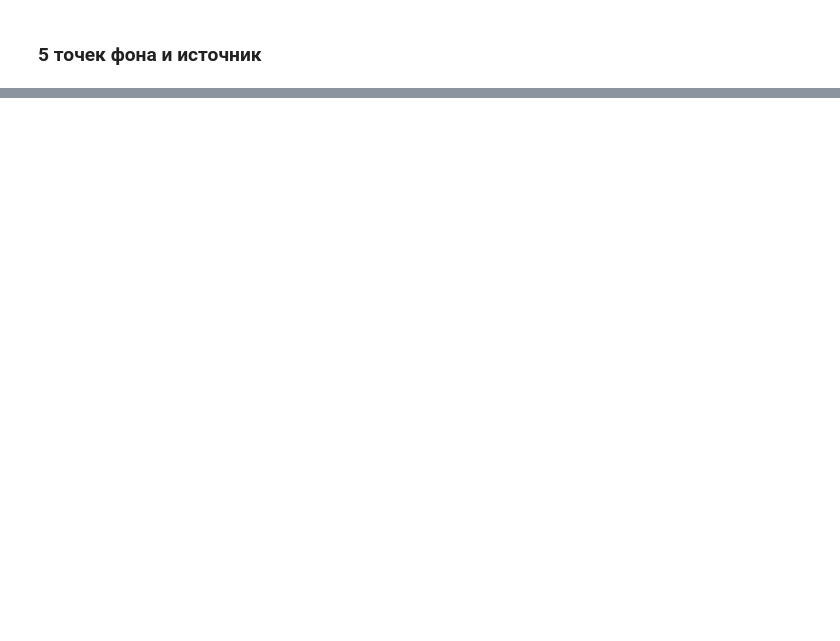
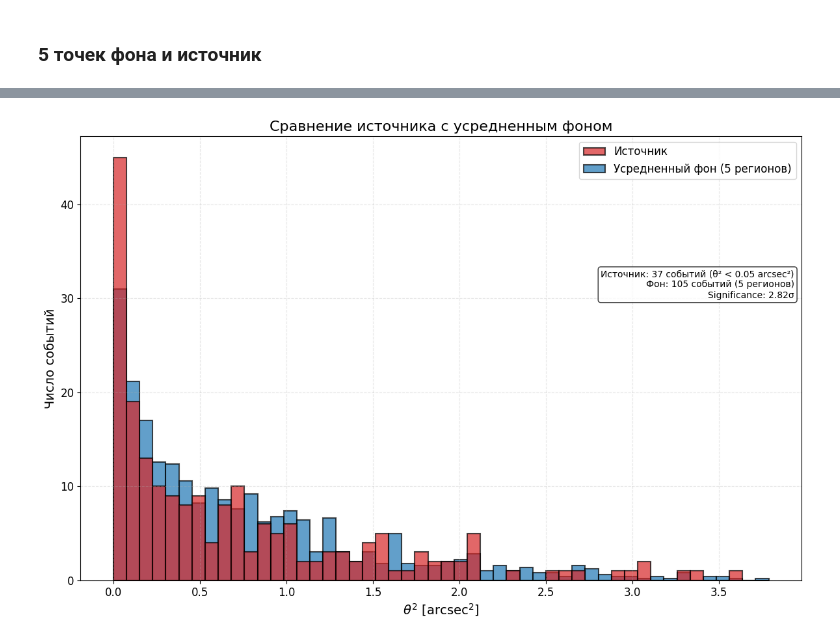
Before and after one commit to Alexandra-mipt/TAIGA, a Jupyter notebook: Гамма-адронное разделение-Copy1.ipynb, the cells around one changed output, grey strips where cells are left out. Saved outputs shown, nothing was run; the diff lists cells and outputs as text; code cells hidden in the pictures; blank space fills up the shorter version.

```diff
--- a/Гамма-адронное разделение-Copy1.ipynb
+++ b/Гамма-адронное разделение-Copy1.ipynb
@@ -930,0 +638,87 @@ plot_combined_with_averaged_background(
+# %%
+def plot_combined_with_averaged_background(source_df, anti_source_df, bg2_df, bg3_df, bg4_df, bg5_df, bins=40, theta_cut=None):
+    plt.figure(figsize=(12, 8))
+    plt.style.use('default')
+    plt.rcParams['font.size'] = 12
+
+    # Собираем все фоновые данные
+    background_dfs = [
+        anti_source_df['dist2_theta2'].dropna(),
+        bg2_df['bg2_theta2'].dropna(),
+        bg3_df['bg3_theta2'].dropna(),
+        bg4_df['bg4_theta2'].dropna(),
+        bg5_df['bg5_theta2'].dropna()
+    ]
+
+    # Данные источника
+    source_data = source_df['source_theta2'].dropna()
+
+    # Параметры гистограмм
+    hist_kwargs = {
+        'alpha': 0.7,
+        'linewidth': 1.5,
+        'edgecolor': 'k'
+    }
+
+    # Общие бины для всех гистограмм
+    bin_edges = np.linspace(0, max(source_data.max(), max(bg.max() for bg in background_dfs)), bins+1)
+
+    # Гистограмма источника (для визуализации)
+    source_hist, _ = np.histogram(source_data, bins=bin_edges)
+
+    # Усредненная гистограмма фона (только для визуализации)
+    background_hists = [np.histogram(bg, bins=bin_edges)[0] for bg in background_dfs]
+    background_hist_avg = np.mean(background_hists, axis=0)
+    print(background_hist_avg)
+
+    # Визуализация
+    bin_centers = 0.5 * (bin_edges[1:] + bin_edges[:-1])
+    plt.bar(bin_centers, background_hist_avg, width=np.diff(bin_edges),
+            color='#1f77b4', label='Усредненный фон (5 регионов)', **hist_kwargs)
+    plt.hist(source_data, bins=bin_edges, color='#d62728', label='Источник', **hist_kwargs)
+
+    ### Исправленный расчет значимости ###
+    N_on = np.sum(source_data < theta_cut)
+
+    # Суммируем все фоновые события до усреднения!
+    N_off_total = sum(np.sum(bg < theta_cut) for bg in background_dfs)
+    alpha = 1/5
+
+    # Формула Ли-Ма
+    term1 = N_on * np.log((1 + alpha)/alpha * (N_on/(N_on + N_off_total)))
+    term2 = N_off_total * np.log((1 + alpha) * (N_off_total/(N_on + N_off_total)))
+    S = np.sqrt(2 * (term1 + term2))
+    S = round(S, 2)
+
+    # Добавляем статистику
+    stats_text = "\n".join([
+        f"Источник: {N_on} событий (θ² < {theta_cut} arcsec²)",
+        f"Фон: {N_off_total} событий (5 регионов)",
+        f"Significance: {S}σ"
+    ])
+
+    plt.annotate(stats_text, xy=(0.99, 0.7), xycoords='axes fraction',
+                ha='right', va='top', fontsize=10,
+                bbox=dict(boxstyle='round', facecolor='white', alpha=0.8))
+
+    plt.xlabel(r'$\theta^2$ [arcsec$^2$]', fontsize=14)
+    plt.ylabel('Число событий', fontsize=14)
+    plt.title('Сравнение источника с усредненным фоном', fontsize=16)
+    plt.grid(True, linestyle='--', alpha=0.3)
+    plt.legend(fontsize=12)
+    # plt.yscale('log')
+    plt.tight_layout()
+    plt.show()
+
+# Вызов функции для построения графика
+plot_combined_with_averaged_background(
+    source_processed,
+    anti_source_processed,
+    bg2_processed,
+    bg3_processed,
+    bg4_processed,
+    bg5_processed,
+    bins=50,
+    theta_cut=0.05
+)
+# %% [output]
@@ -931 +729,2 @@ plot_combined_with_averaged_background(
+[figure, added]
 # %% [markdown]
```
Also changed, not shown: parts of 28 cells of this notebook.
